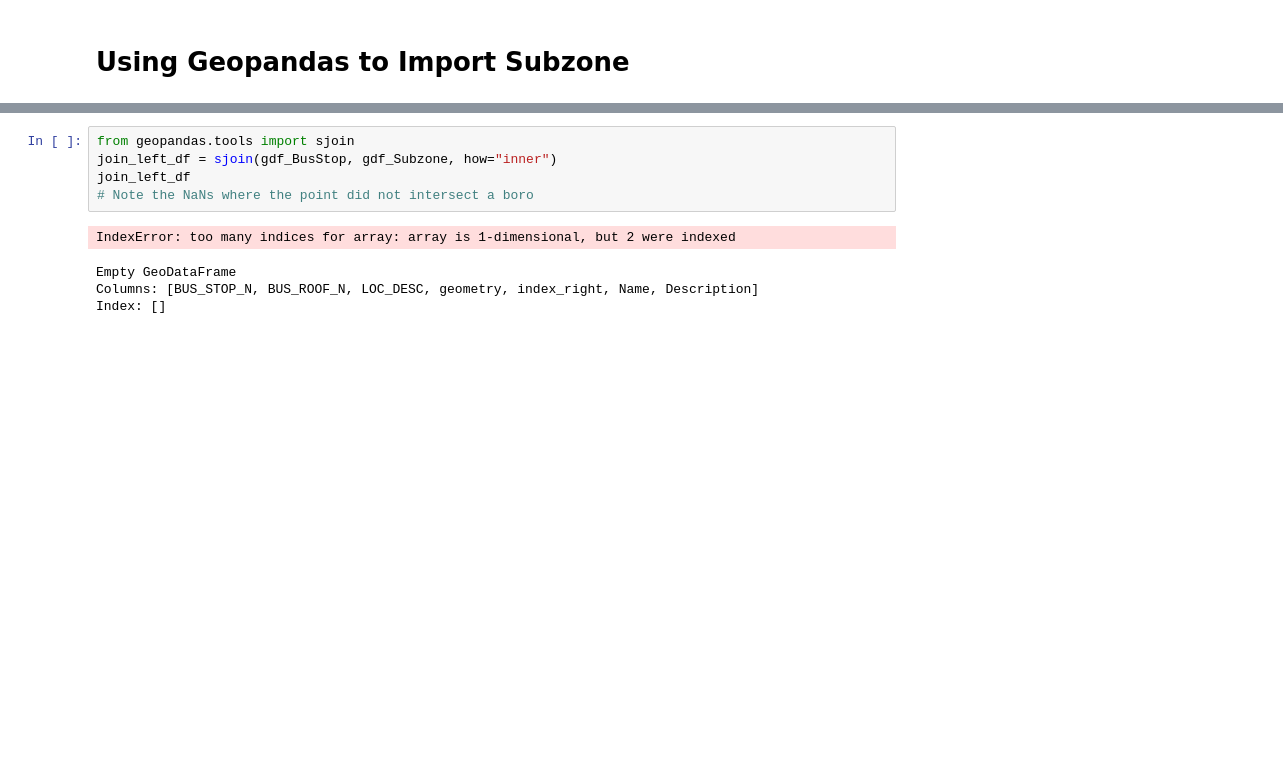
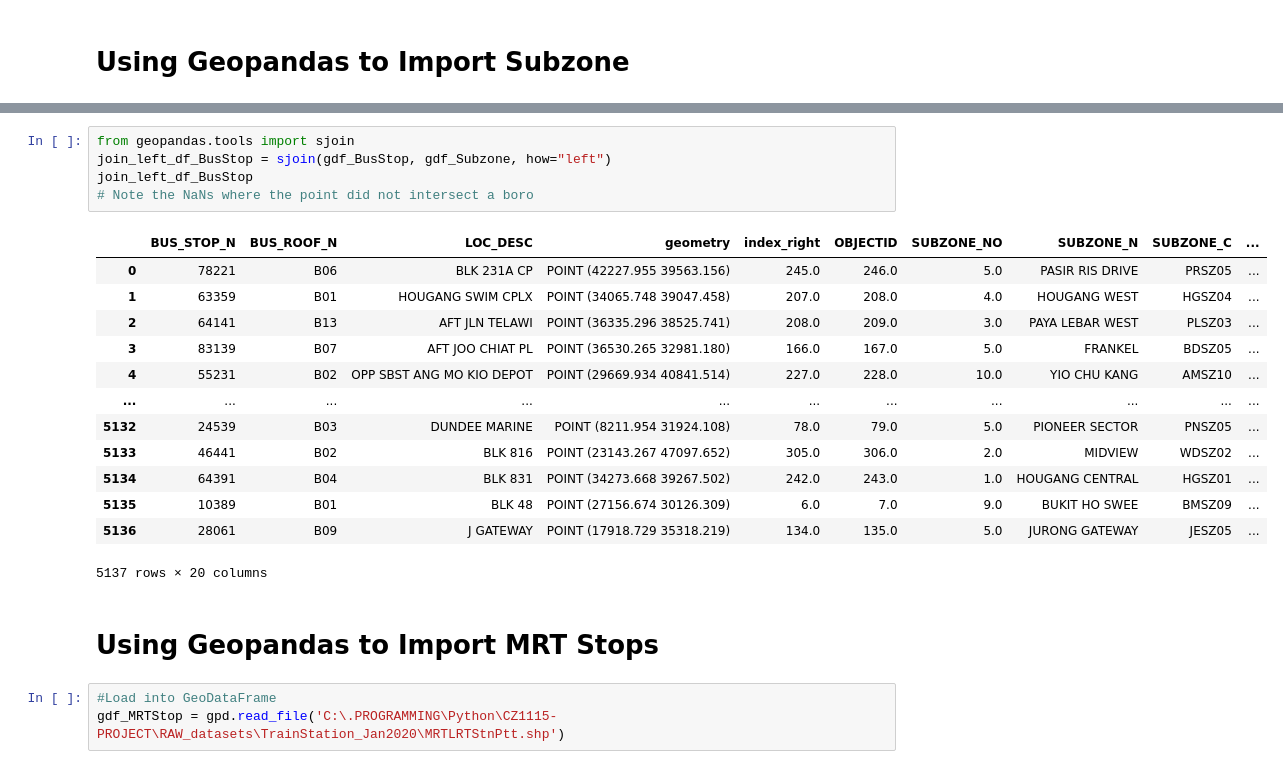
Before and after one commit to bleow/CZ1115PROJ-DataScience_Python, a Jupyter notebook: Geopandas.ipynb, the cells around one changed output, grey strips where cells are left out. Drawn from its saved outputs; the diff is of its cells as text; blank space fills up the shorter version.

Commit message:
GEOPANDS

```diff
--- a/Geopandas.ipynb
+++ b/Geopandas.ipynb
@@ -38,10 +36,24 @@ gdf_Subzone.head()
 # %%
 from geopandas.tools import sjoin
-join_left_df = sjoin(gdf_BusStop, gdf_Subzone, how="inner")
-join_left_df
+join_left_df_BusStop = sjoin(gdf_BusStop, gdf_Subzone, how="left")
+join_left_df_BusStop
 # Note the NaNs where the point did not intersect a boro
 # %% [output]
+|  | BUS_STOP_N | BUS_ROOF_N | LOC_DESC | geometry | index_right | OBJECTID | SUBZONE_NO | SUBZONE_N | SUBZONE_C | ... |
+| 0 | 78221 | B06 | BLK 231A CP | POINT (42227.955 39563.156) | 245.0 | 246.0 | 5.0 | PASIR RIS DRIVE | PRSZ05 | ... |
+| 1 | 63359 | B01 | HOUGANG SWIM CPLX | POINT (34065.748 39047.458) | 207.0 | 208.0 | 4.0 | HOUGANG WEST | HGSZ04 | ... |
+| 2 | 64141 | B13 | AFT JLN TELAWI | POINT (36335.296 38525.741) | 208.0 | 209.0 | 3.0 | PAYA LEBAR WEST | PLSZ03 | ... |
+| 3 | 83139 | B07 | AFT JOO CHIAT PL | POINT (36530.265 32981.180) | 166.0 | 167.0 | 5.0 | FRANKEL | BDSZ05 | ... |
+| 4 | 55231 | B02 | OPP SBST ANG MO KIO DEPOT | POINT (29669.934 40841.514) | 227.0 | 228.0 | 10.0 | YIO CHU KANG | AMSZ10 | ... |
+| ... | ... | ... | ... | ... | ... | ... | ... | ... | ... | ... |
+| 5132 | 24539 | B03 | DUNDEE MARINE | POINT (8211.954 31924.108) | 78.0 | 79.0 | 5.0 | PIONEER SECTOR | PNSZ05 | ... |
+| 5133 | 46441 | B02 | BLK 816 | POINT (23143.267 47097.652) | 305.0 | 306.0 | 2.0 | MIDVIEW | WDSZ02 | ... |
+| 5134 | 64391 | B04 | BLK 831 | POINT (34273.668 39267.502) | 242.0 | 243.0 | 1.0 | HOUGANG CENTRAL | HGSZ01 | ... |
+| 5135 | 10389 | B01 | BLK 48 | POINT (27156.674 30126.309) | 6.0 | 7.0 | 9.0 | BUKIT HO SWEE | BMSZ09 | ... |
+| 5136 | 28061 | B09 | J GATEWAY | POINT (17918.729 35318.219) | 134.0 | 135.0 | 5.0 | JURONG GATEWAY | JESZ05 | ... |
-IndexError: too many indices for array: array is 1-dimensional, but 2 were indexed
+5137 rows × 20 columns
-Empty GeoDataFrame
-Columns: [BUS_STOP_N, BUS_ROOF_N, LOC_DESC, geometry, index_right, Name, Description]
-Index: []
+# %% [markdown]
+# Using Geopandas to Import MRT Stops
+# %%
+#Load into GeoDataFrame
+gdf_MRTStop = gpd.read_file('C:\.PROGRAMMING\Python\CZ1115-PROJECT\RAW_datasets\TrainStation_Jan2020\MRTLRTStnPtt.shp')
```
Also changed, not shown: parts of 5 cells of this notebook.
